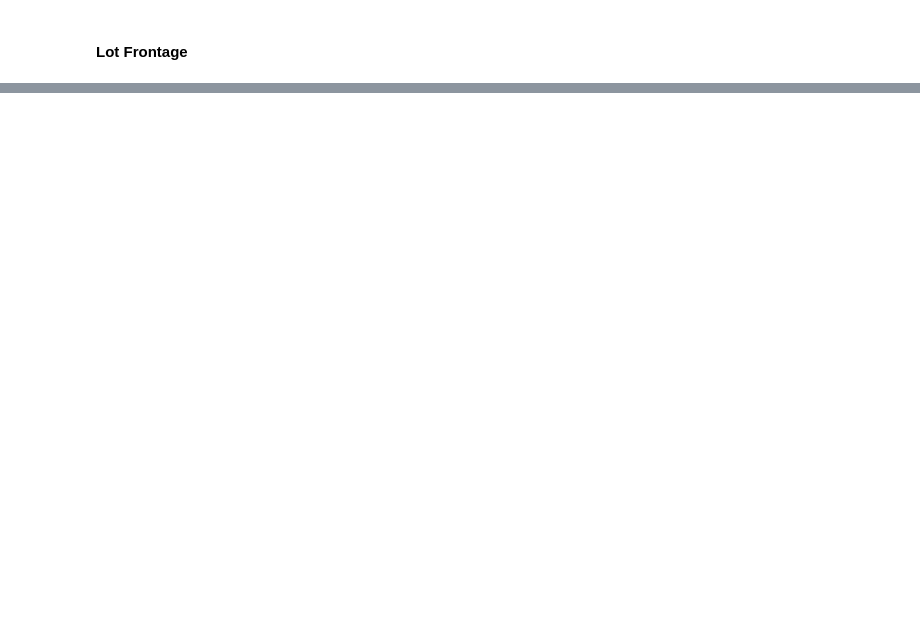
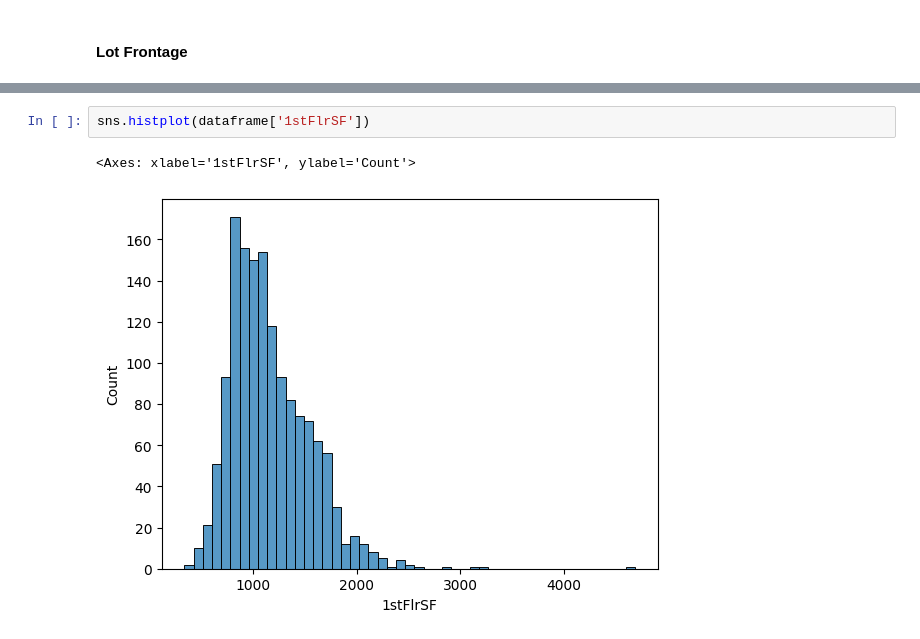
Before and after one commit to EduardoCalderon9/EconometriaProyecto1, a Jupyter notebook: Proyecto 1.ipynb, the cells around one changed output, grey strips where cells are left out. Cells and saved outputs as stored; diff of their text form; blank space fills up the shorter version.

```diff
--- a/Proyecto 1.ipynb
+++ b/Proyecto 1.ipynb
@@ -73,0 +160,5 @@ Desviacion Estandar: 79442.50288288662
+# %%
+sns.histplot(dataframe['1stFlrSF'])
+# %% [output]
+<Axes: xlabel='1stFlrSF', ylabel='Count'>
+[figure, added]
```
Also changed, not shown: parts of 15 cells of this notebook.
